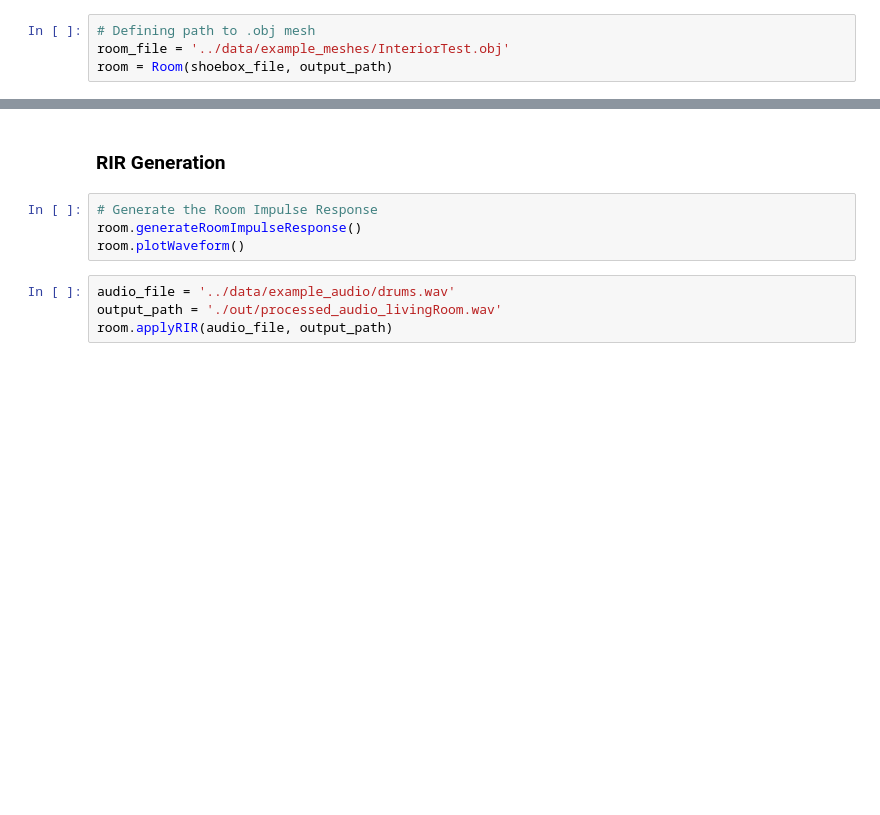
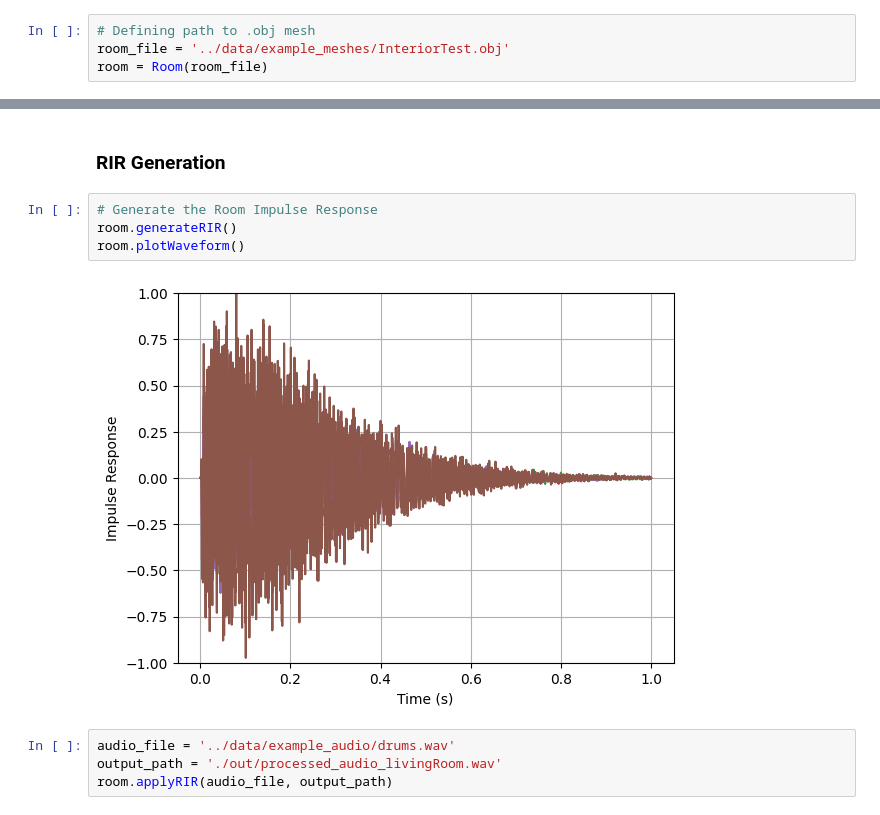
Before and after one commit to BeneSchier/AcousticZ, a Jupyter notebook: Examples/all_examples.ipynb, the cells around one changed output, grey strips where cells are left out. Drawn from its saved outputs; the diff is of its cells as text; blank space fills up the shorter version.

```diff
--- a/Examples/all_examples.ipynb
+++ b/Examples/all_examples.ipynb
@@ -57,7 +55,7 @@ ValueError: volume and kernel should have the same dimensionality
 # %%
 # Defining path to .obj mesh
 room_file = '../data/example_meshes/InteriorTest.obj'
-room = Room(shoebox_file, output_path)
+room = Room(room_file)
 # %% [markdown]
 ### Add source and receiver to the room
 # %%
@@ -81,8 +79,10 @@ room.performRayTracing(5000)
 ### RIR Generation
 # %%
 # Generate the Room Impulse Response
-room.generateRoomImpulseResponse()
+room.generateRIR()
 room.plotWaveform()
+# %% [output]
+[figure, added]
 # %%
 audio_file = '../data/example_audio/drums.wav'
 output_path = './out/processed_audio_livingRoom.wav'
```
Also changed, not shown: parts of 3 cells of this notebook, 11 other files.
